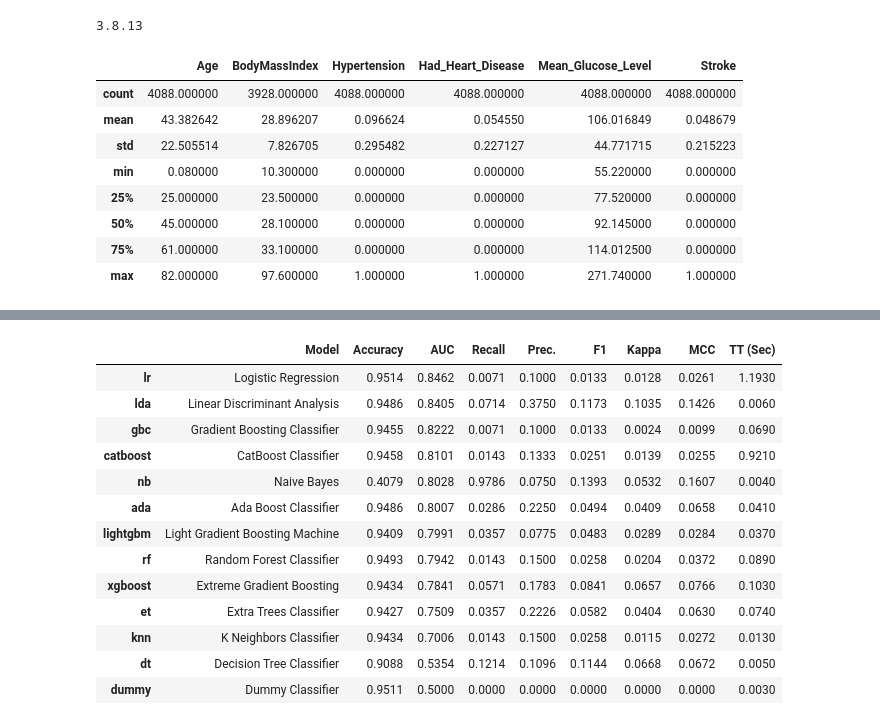
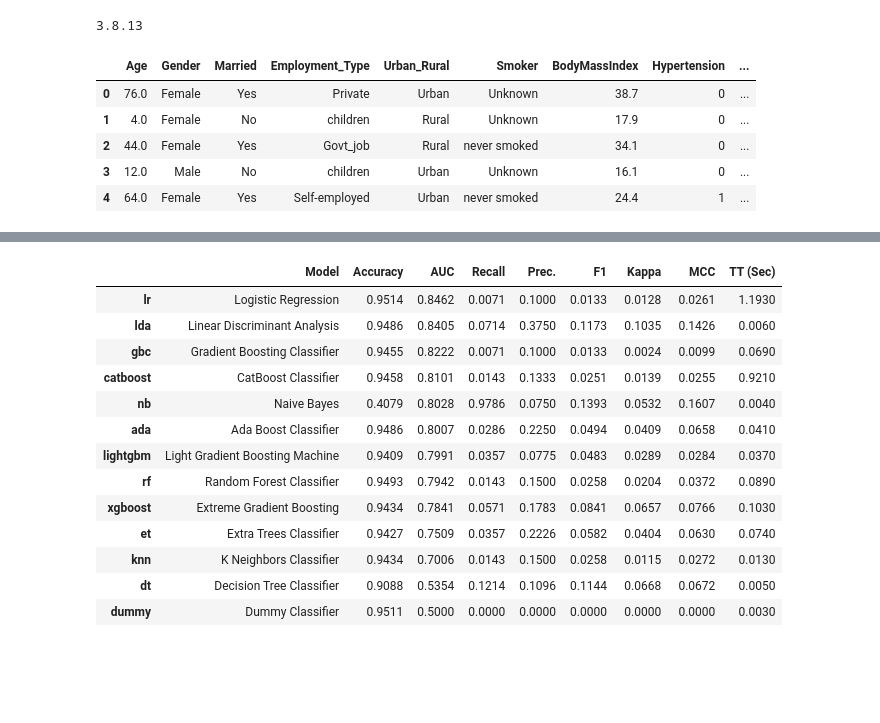
Before and after one commit to LJacquesdedixmude/StrokePredictionStreamlit, a Jupyter notebook: Code/PyCaret.ipynb, the cells around one changed output, grey strips where cells are left out. Drawn from its saved outputs; the diff is of its cells as text; code cells hidden in the pictures; blank space fills up the shorter version.

```diff
--- a/Code/PyCaret.ipynb
+++ b/Code/PyCaret.ipynb
@@ -20,15 +20,12 @@ TestDS = pd.read_csv('C:/Users/ljacquesdedixmude/streamlit_SP/Data/testing-strok
-# %%
-TrainDS.describe()
-# %% [output]
-|  | Age | BodyMassIndex | Hypertension | Had_Heart_Disease | Mean_Glucose_Level | Stroke |
-| count | 4088.000000 | 3928.000000 | 4088.000000 | 4088.000000 | 4088.000000 | 4088.000000 |
-| mean | 43.382642 | 28.896207 | 0.096624 | 0.054550 | 106.016849 | 0.048679 |
-| std | 22.505514 | 7.826705 | 0.295482 | 0.227127 | 44.771715 | 0.215223 |
-| min | 0.080000 | 10.300000 | 0.000000 | 0.000000 | 55.220000 | 0.000000 |
-| 25% | 25.000000 | 23.500000 | 0.000000 | 0.000000 | 77.520000 | 0.000000 |
-| 50% | 45.000000 | 28.100000 | 0.000000 | 0.000000 | 92.145000 | 0.000000 |
-| 75% | 61.000000 | 33.100000 | 0.000000 | 0.000000 | 114.012500 | 0.000000 |
-| max | 82.000000 | 97.600000 | 1.000000 | 1.000000 | 271.740000 | 1.000000 |
+# %%
+TrainDS.head()
+# %% [output]
+|  | Age | Gender | Married | Employment_Type | Urban_Rural | Smoker | BodyMassIndex | Hypertension | ... |
+| 0 | 76.0 | Female | Yes | Private | Urban | Unknown | 38.7 | 0 | ... |
+| 1 | 4.0 | Female | No | children | Rural | Unknown | 17.9 | 0 | ... |
+| 2 | 44.0 | Female | Yes | Govt_job | Rural | never smoked | 34.1 | 0 | ... |
+| 3 | 12.0 | Male | No | children | Urban | Unknown | 16.1 | 0 | ... |
+| 4 | 64.0 | Female | Yes | Self-employed | Urban | never smoked | 24.4 | 1 | ... |
 # %%
 s = setup(TrainDS, target = 'Stroke')
 # %% [output]
```
Also changed, not shown: parts of 7 cells of this notebook, 6 other files.
